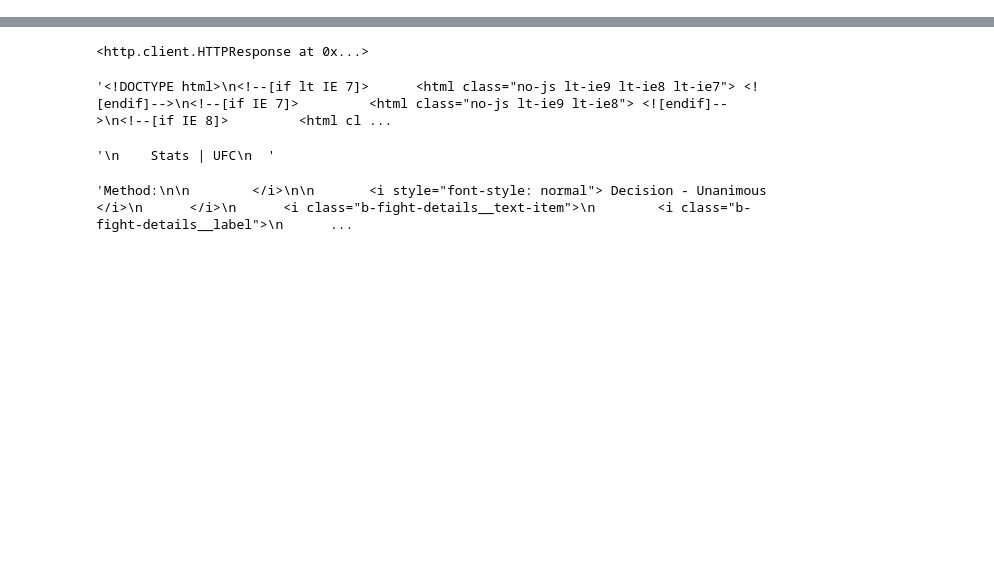
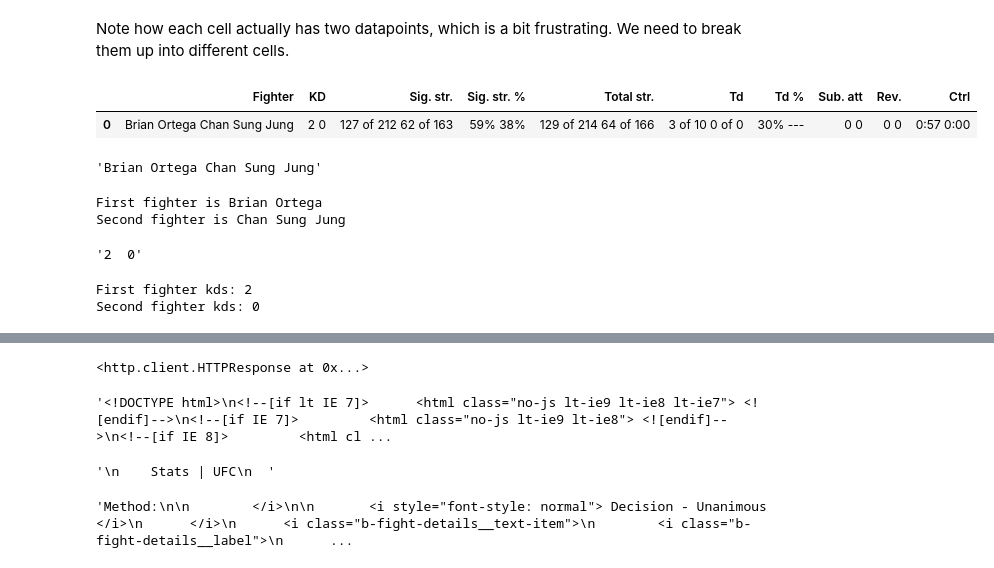
Before and after one commit to tylerlum/ufc_automated_scoring_system, a Jupyter notebook: UFC_Automated_Scoring_System.ipynb, the cells around one changed output, grey strips where cells are left out. Drawn from its saved outputs; the diff is of its cells as text; code cells hidden in the pictures; blank space fills up the shorter version.

```diff
--- a/UFC_Automated_Scoring_System.ipynb
+++ b/UFC_Automated_Scoring_System.ipynb
@@ -2,0 +98,36 @@
+# %% [markdown]
+Note how each cell actually has two datapoints, which is a bit frustrating. We need to break them up into different cells.
+# %%
+ortega_vs_jung_tables[0].head()
+# %% [output]
+|  | Fighter | KD | Sig. str. | Sig. str. % | Total str. | Td | Td % | Sub. att | Rev. | Ctrl |
+| 0 | Brian Ortega Chan Sung Jung | 2 0 | 127 of 212 62 of 163 | 59% 38% | 129 of 214 64 of 166 | 3 of 10 0 of 0 | 30% --- | 0 0 | 0 0 | 0:57 0:00 |
+# %%
+ortega_vs_jung_tables[0]["Fighter"][0]
+# %% [output]
+'Brian Ortega Chan Sung Jung'
+# %%
+for i, row in all_fighters_tables.iterrows():
+    fighter_name = f'{row["First"]} {row["Last"]}'
+    if ortega_vs_jung_tables[0]["Fighter"][0].startswith(fighter_name):
+        first_fighter = fighter_name
+        second_fighter = ortega_vs_jung_tables[0]["Fighter"][0][len(fighter_name)+1:]
+        print(f"First fighter is {first_fighter}")
+        print(f'Second fighter is {second_fighter}')
+        break
+# %% [output]
+First fighter is Brian Ortega
+Second fighter is Chan Sung Jung
+# %%
+ortega_vs_jung_tables[0]["KD"][0]
+# %% [output]
+'2  0'
+# %%
+kd_string_split = ortega_vs_jung_tables[0]["KD"][0].split(" ")
+first_fighter_kd = " ".join(kd_string_split[:len(kd_string_split)//2])
+second_fighter_kd = " ".join(kd_string_split[len(kd_string_split)//2+1:])
+print(f"First fighter kds: {first_fighter_kd}")
+print(f'Second fighter kds: {second_fighter_kd}')
+# %% [output]
+First fighter kds: 2
+Second fighter kds: 0
```
Also changed, not shown: parts of 16 cells of this notebook.
